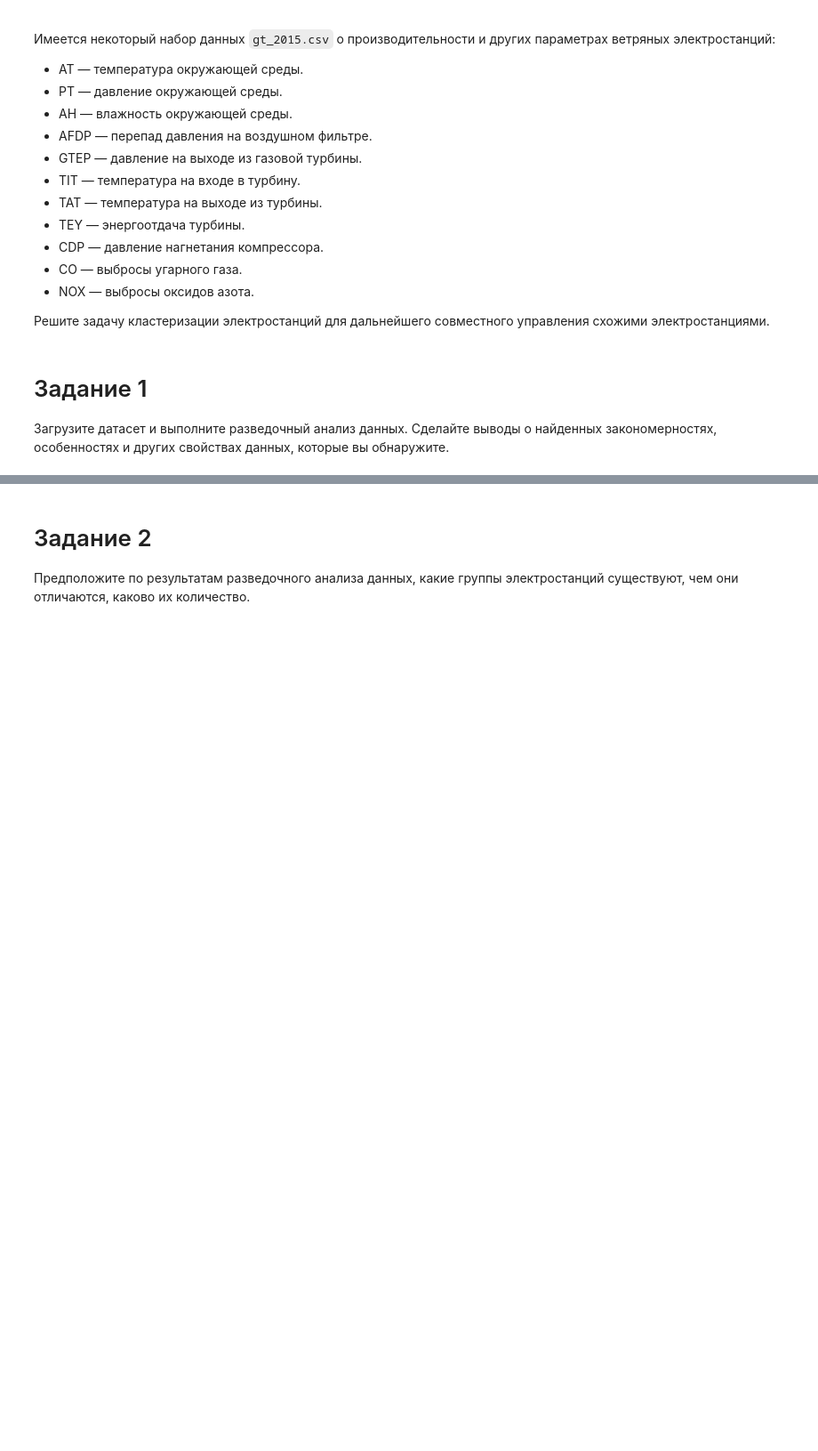
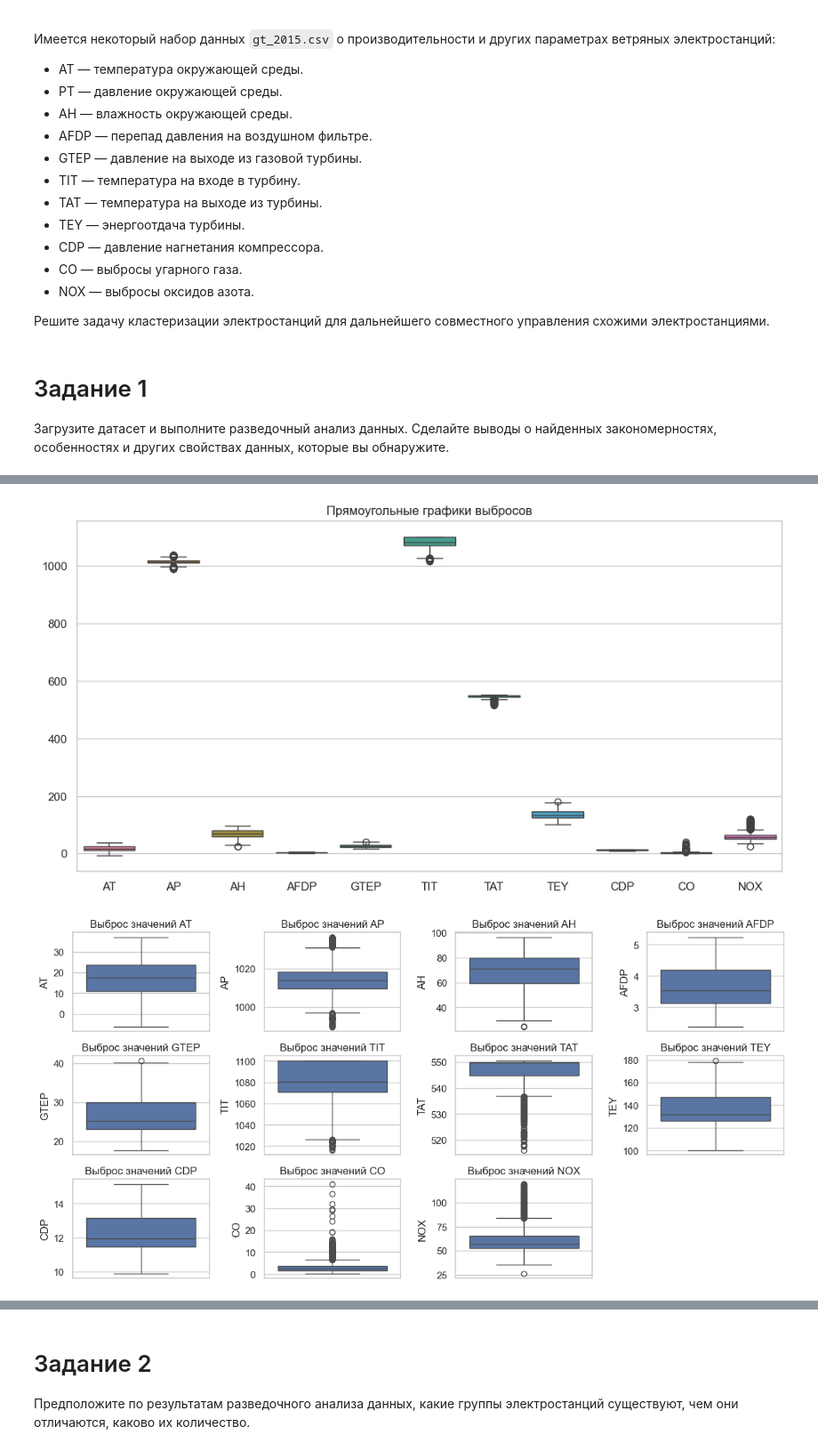
Before and after one commit to Ritorta/machine-learning, a Jupyter notebook: Work#7/Task#1.ipynb, the cells around one changed output, grey strips where cells are left out. Shown at 89% size. Saved outputs shown, nothing was run; the diff lists cells and outputs as text; code cells hidden in the pictures; blank space fills up the shorter version.

```diff
--- a/Work#7/Task#1.ipynb
+++ b/Work#7/Task#1.ipynb
@@ -801,0 +932,22 @@ Variance Ratio Criterion 578.733
+# %%
+# Прямоугольные графики для визуализации распределений и потенциальных выбросов
+# Визуализация распределения нескольких выбранных числовых переменных
+selected_columns = ['AT', 'AP', 'AH', 'AFDP', 'GTEP', 'TIT', 'TAT', 'TEY', 'CDP', 'CO',	'NOX']
+
+plt.figure(figsize=(12, 6))
+
+sns.boxplot(data=gt_df[['AT', 'AP', 'AH', 'AFDP', 'GTEP', 'TIT', 'TAT', 'TEY', 'CDP', 'CO',	'NOX']])
+plt.title("Прямоугольные графики выбросов")
+plt.show()
+
+plt.figure(figsize=(12, 6))
+for i, column in enumerate(selected_columns):
+    plt.subplot(3, 4, i + 1)
+    sns.boxplot(y=column, data=gt_df)
+    plt.title(f"Выброс значений {column}")
+    plt.ylabel(column)
+plt.tight_layout()
+plt.show()
+# %% [output]
+[figure, added]
+[figure, added]
```
Also changed, not shown: parts of 15 cells of this notebook.
